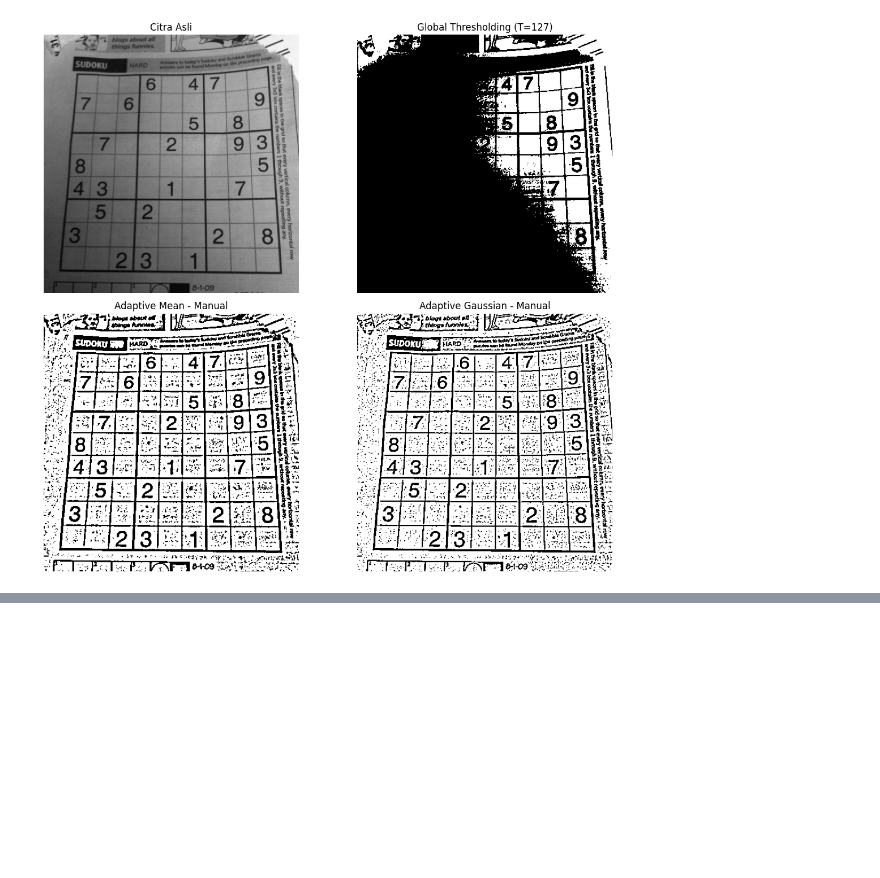
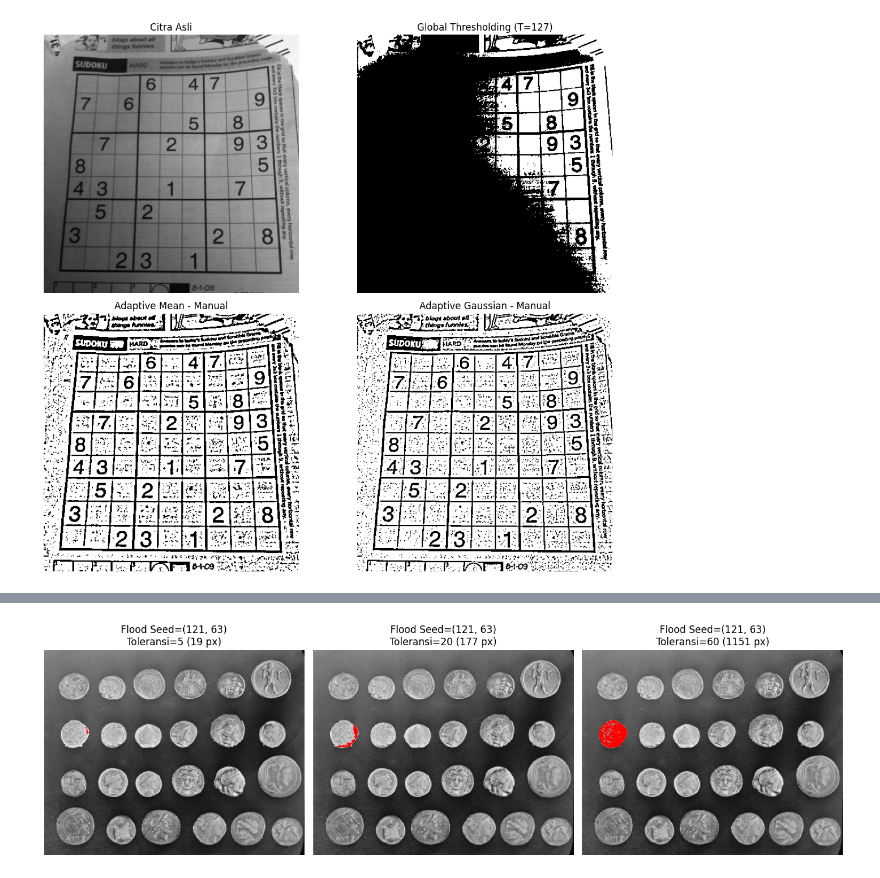
Before and after one commit to Ariqq16/PCVK_Ganjil_2026, a Jupyter notebook: P7/week7.ipynb, the cells around one changed output, grey strips where cells are left out. Saved outputs shown, nothing was run; the diff lists cells and outputs as text; code cells hidden in the pictures; blank space fills up the shorter version.

```diff
--- a/P7/week7.ipynb
+++ b/P7/week7.ipynb
@@ -182,0 +227,21 @@ Error: File gambar KTP tidak ditemukan. Pastikan 'ktp.jpeg' atau 'ktp_fulan.jpg'
+# %%
+gray_c = data.coins()
+seed_pt = (121, 63)
+
+plt.figure(figsize=(14, 4))
+
+for i, tol in enumerate([5, 20, 60], 1):
+    mask_flood = flood(gray_c, seed_point=seed_pt, tolerance=tol, connectivity=1)
+
+    vis_flood = cv.cvtColor(gray_c, cv.COLOR_GRAY2RGB)
+    vis_flood[mask_flood] = [255, 0, 0]
+
+    plt.subplot(1, 3, i)
+    plt.imshow(vis_flood)
+    plt.title(f"Flood Seed={seed_pt}\nToleransi={tol} ({np.sum(mask_flood)} px)")
+    plt.axis('off')
+
+plt.tight_layout()
+plt.show()
+# %% [output]
+[figure, added]
```
Also changed, not shown: parts of 3 cells of this notebook.
